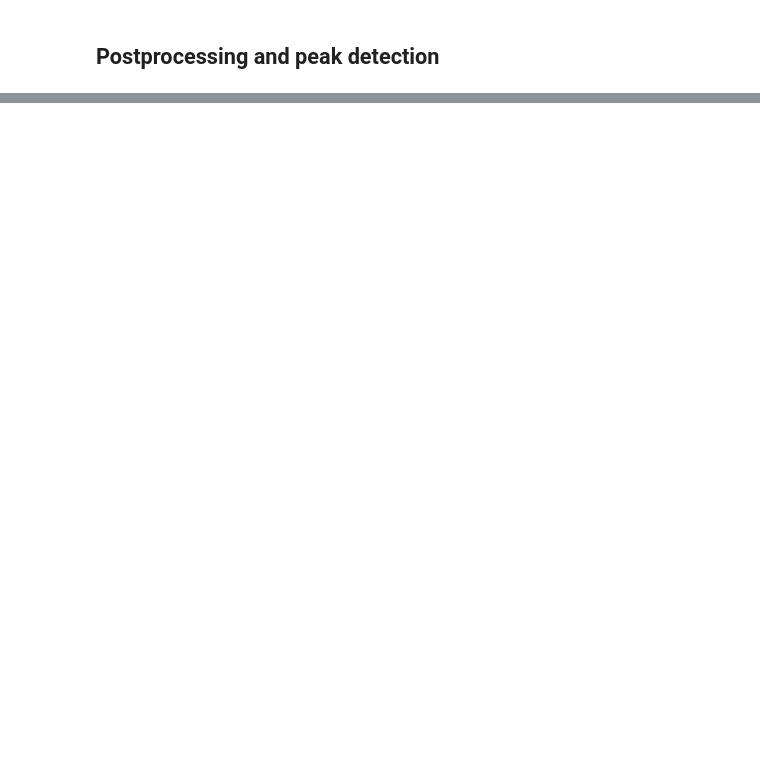
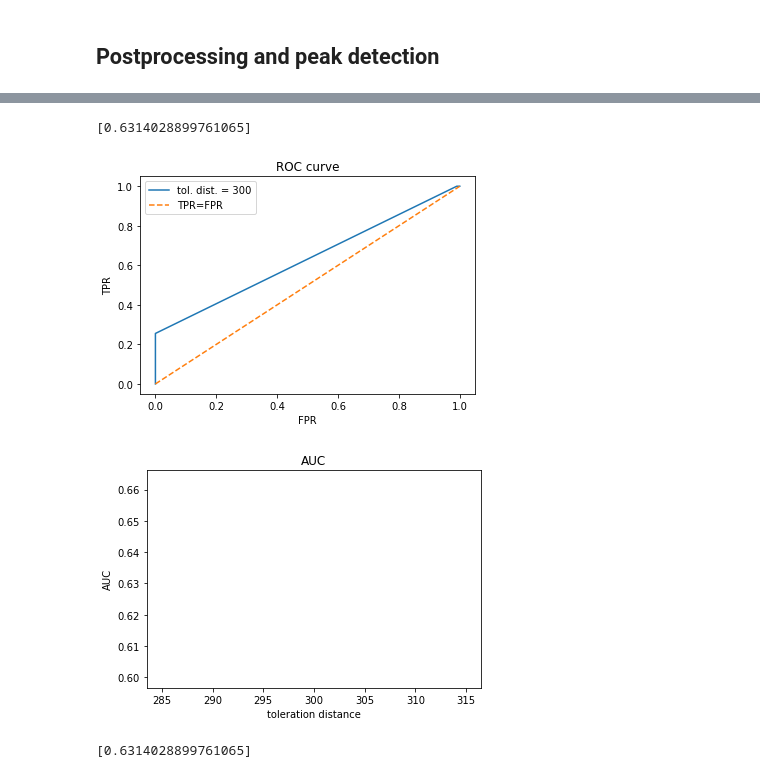
Before and after one commit to NhatVu/TIRE-custom, a Jupyter notebook: TIRE_example_notebook.ipynb, the cells around one changed output, grey strips where cells are left out. Saved outputs shown, nothing was run; the diff lists cells and outputs as text; code cells hidden in the pictures; blank space fills up the shorter version.

```diff
--- a/TIRE_example_notebook.ipynb
+++ b/TIRE_example_notebook.ipynb
@@ -219,0 +207,12 @@ mode: both
+# %%
+# test auc verion 2
+reload(utils)
+dissimilarities = TIRE.smoothened_dissimilarity_measures(shared_features_TD, shared_features_FD, domain, window_size)
+peaks_prom_all = np.array(utils.new_peak_prominences(dissimilarities)[0])
+
+utils.get_auc_v2(peaks_prom_all, [300], breakpoints)
+# %% [output]
+[0.6314028899761065]
+[figure, added]
+[figure, added]
+[0.6314028899761065]
```
Also changed, not shown: parts of 7 cells of this notebook, 5 other files.
